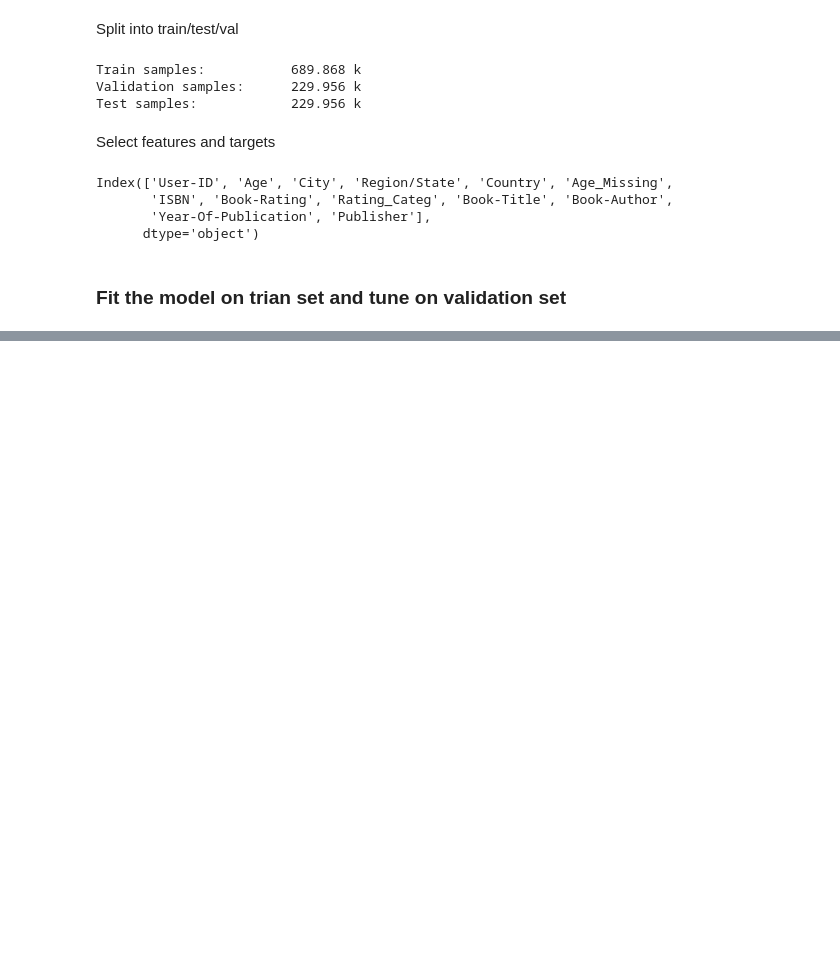
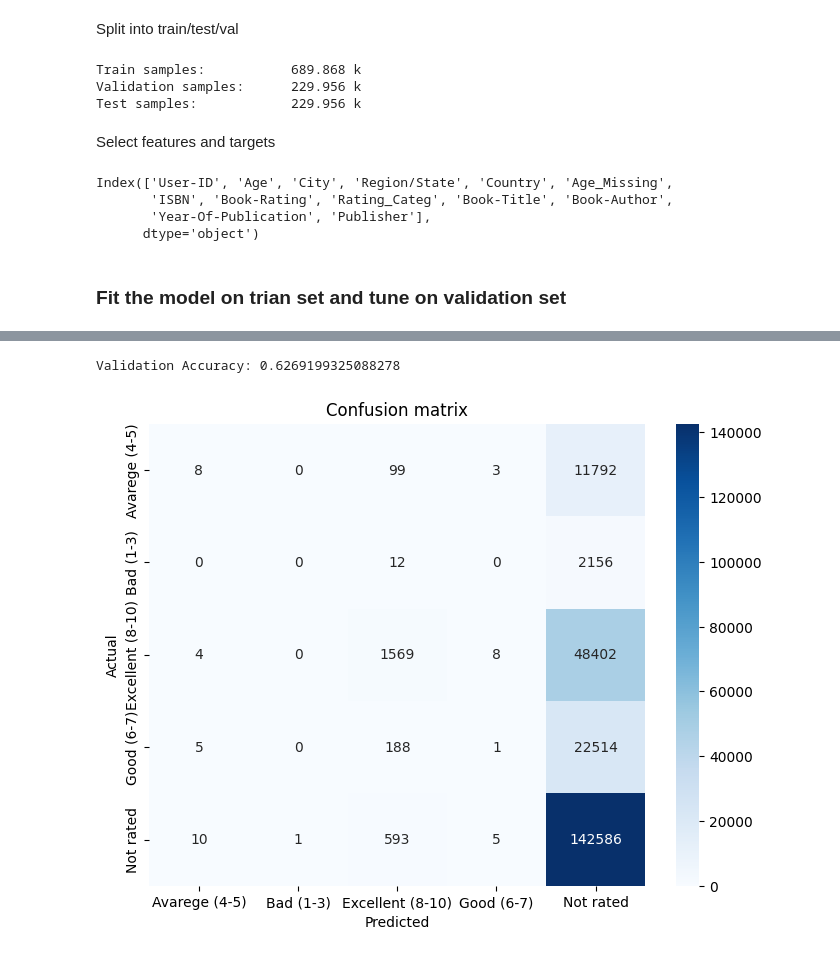
Before and after one commit to jtimko16/book-recommendation, a Jupyter notebook: notebooks/06. Baseline_model.ipynb, the cells around one changed output, grey strips where cells are left out. Drawn from its saved outputs; the diff is of its cells as text; code cells hidden in the pictures; blank space fills up the shorter version.

Commit message:
Add - fit the first mdoel and plot confuction matrix

```diff
--- a/notebooks/06. Baseline_model.ipynb
+++ b/notebooks/06. Baseline_model.ipynb
@@ -44,7 +44,8 @@ Index(['User-ID', 'Age', 'City', 'Region/State', 'Country', 'Age_Missing',
        'Year-Of-Publication', 'Publisher'],
       dtype='object')
 # %%
-features = ['Age', 'City', 'Region/State', 'Country', 'Age_Missing', 'Book-Title', 'Book-Author','Year-Of-Publication', 'Publisher']
+#features = ['Age', 'City', 'Region/State', 'Country', 'Age_Missing','Year-Of-Publication']
+features = ['Age', 'Age_Missing','Year-Of-Publication']
 target_class = 'Rating_Categ'
 target_reg = 'Book-Rating'
 # %%
@@ -64,0 +108,9 @@ y_test_reg = test_df.loc[:,target_reg]
+# %%
+import xgboost as xgb
+from sklearn.metrics import accuracy_score
+
+# Initialize the model (you can change parameters as needed)
+model = xgb.XGBClassifier()
+
+# Fit the model on the training set and specify the validation set for evaluation
+model.fit(X_train, y_train_encoded)
@@ -64,0 +129,29 @@ y_test_reg = test_df.loc[:,target_reg]
+# %%
+# Predict on the validation set
+y_val_pred = model.predict(X_val)
+
+# Calculate accuracy (or any other metric you prefer)
+accuracy = accuracy_score(y_val_encoded, y_val_pred)
+print(f"Validation Accuracy: {accuracy}")
+# %% [output]
+Validation Accuracy: 0.6269199325088278
+# %%
+### Plot confusion matrix
+
+from sklearn.metrics import confusion_matrix
+import seaborn as sns
+import matplotlib
+import matplotlib.pyplot as plt
+
+# Calculate the confusion matrix
+cm = confusion_matrix(y_val_encoded, y_val_pred)
+
+# Plot the confusion matrix
+plt.figure(figsize=(8, 6))
+sns.heatmap(cm, annot=True, fmt='d', cmap='Blues', xticklabels=label_encoder.classes_, yticklabels=label_encoder.classes_)
+plt.ylabel('Actual')
+plt.xlabel('Predicted')
+plt.title('Confusion matrix')
+plt.show()
+# %% [output]
+[figure, added]
```
Also changed, not shown: parts of 5 cells of this notebook.
